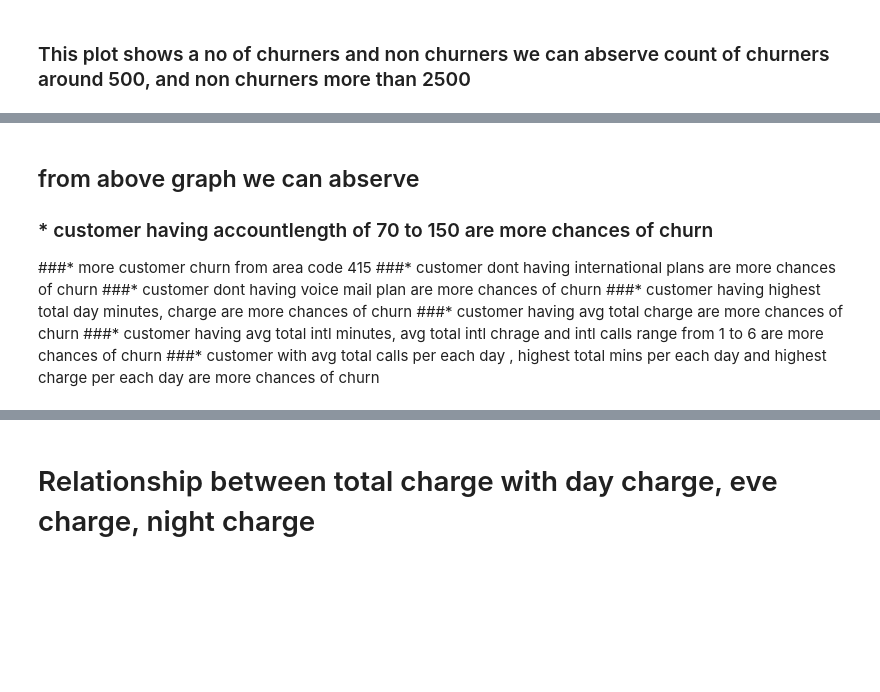
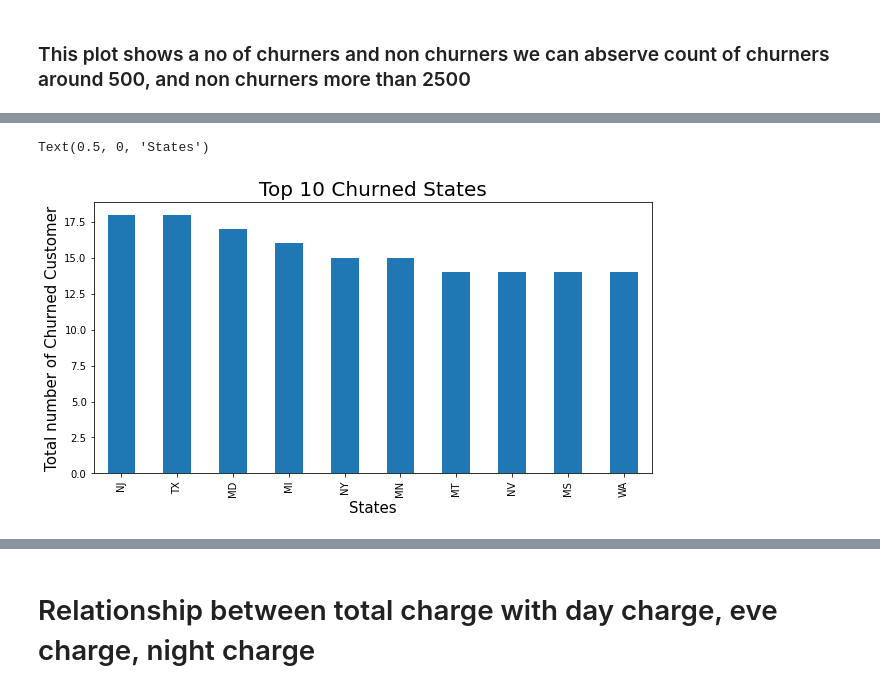
Before and after one commit to Manojpatil123/Capstone-project-eda-on-telecom-chrun, a Jupyter notebook: Telecom_Churn_Analysis_Capstone_Project.ipynb, the cells around one changed output, grey strips where cells are left out. Drawn from its saved outputs; the diff is of its cells as text; code cells hidden in the pictures; blank space fills up the shorter version.

```diff
--- a/Telecom_Churn_Analysis_Capstone_Project.ipynb
+++ b/Telecom_Churn_Analysis_Capstone_Project.ipynb
@@ -318,12 +315,16 @@ for i,column in enumerate(telecom1):
-# %% [markdown]
-## from above graph we can abserve
-
-
-### *   customer having accountlength of 70 to 150 are more chances of churn
-###*   more customer churn from area code 415
-###*   customer dont having international plans are more chances of churn
-###*   customer dont having voice mail plan are more chances of churn
-###*   customer having highest total day minutes, charge are more chances of churn
-###*   customer having avg total charge are more chances of churn
-###*   customer having avg total intl minutes, avg total intl chrage and intl calls range from 1 to 6 are more chances of churn
-###*   customer with avg total calls per each day , highest total mins per each day and highest charge per each day are more chances of churn
+# %%
+#Now go for top churned state
+most_churned_state=telecom1[telecom1.Churn==True]
+most_churned_state=most_churned_state['State'].value_counts()
+most_churned_state.sort_index()
+se=most_churned_state.head(10)
+#plot bar
+plt.subplots(figsize=(10,5))
+se.plot.bar()
+
+plt.title('Top 10 Churned States', size=20)
+plt.ylabel('Total number of Churned Customer',size=15)
+plt.xlabel('States',size=15)
+# %% [output]
+Text(0.5, 0, 'States')
+[figure, added]
```
Also changed, not shown: parts of 39 cells of this notebook.
